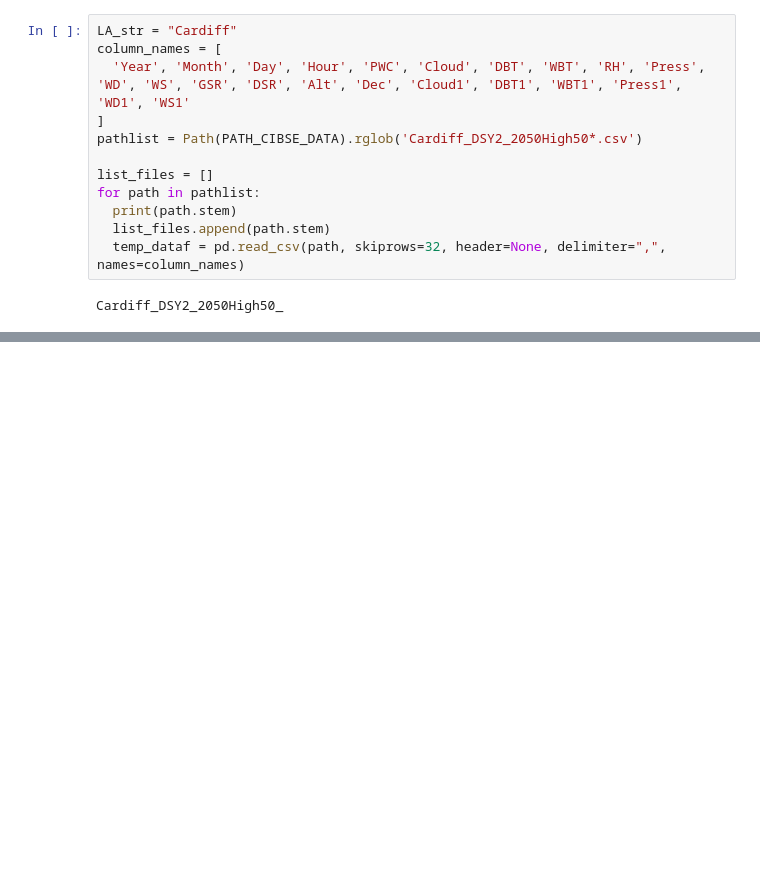
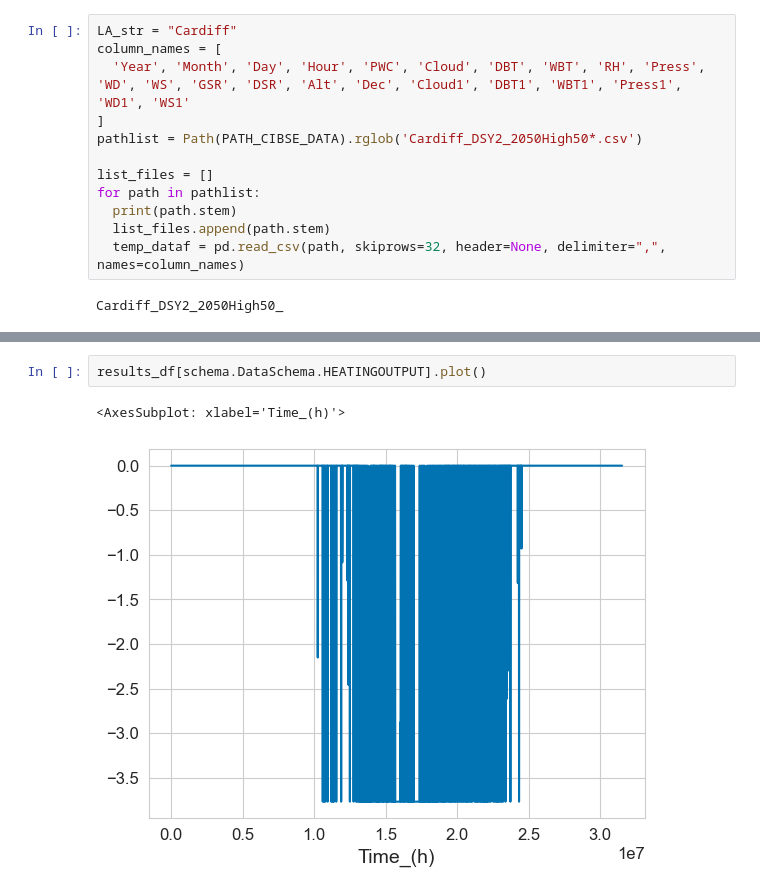
Before and after one commit to AlexandreLab/cooling_demand_UK, a Jupyter notebook: notebooks/cooling_energy_demand_by_LA.ipynb, the cells around one changed output, grey strips where cells are left out. Cells and saved outputs as stored; diff of their text form; blank space fills up the shorter version.

```diff
--- a/notebooks/cooling_energy_demand_by_LA.ipynb
+++ b/notebooks/cooling_energy_demand_by_LA.ipynb
@@ -111,0 +134,5 @@ external_data.head()
+# %%
+results_df[schema.DataSchema.HEATINGOUTPUT].plot()
+# %% [output]
+<AxesSubplot: xlabel='Time_(h)'>
+[figure, added]
```
Also changed, not shown: parts of 12 cells of this notebook, 3 other files.
